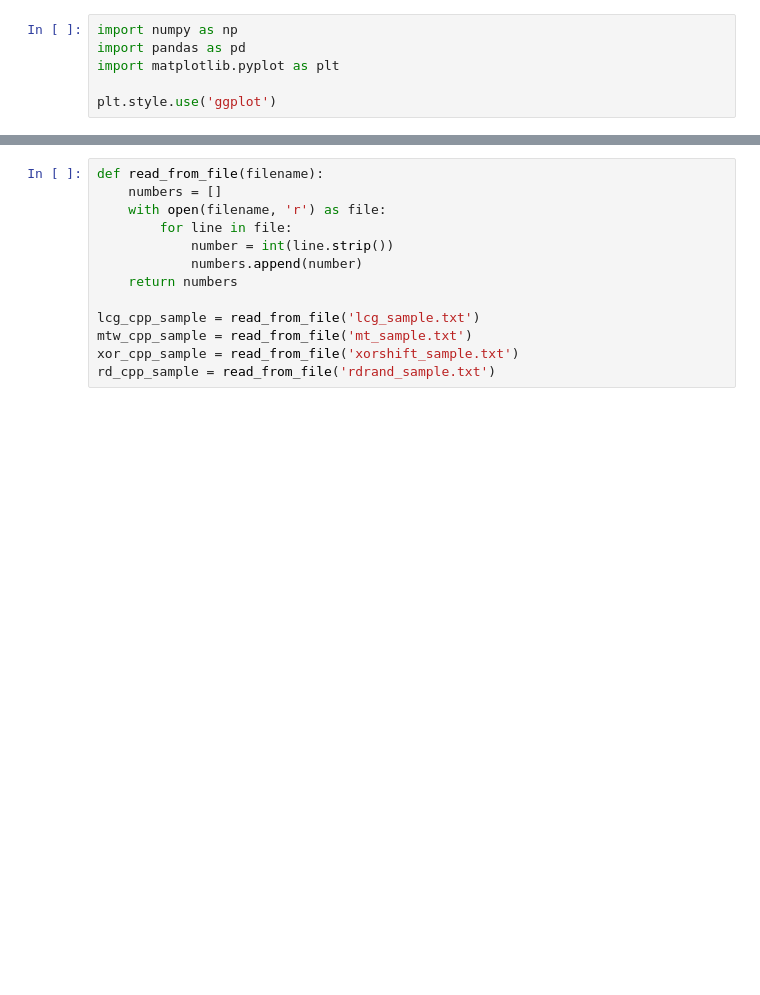
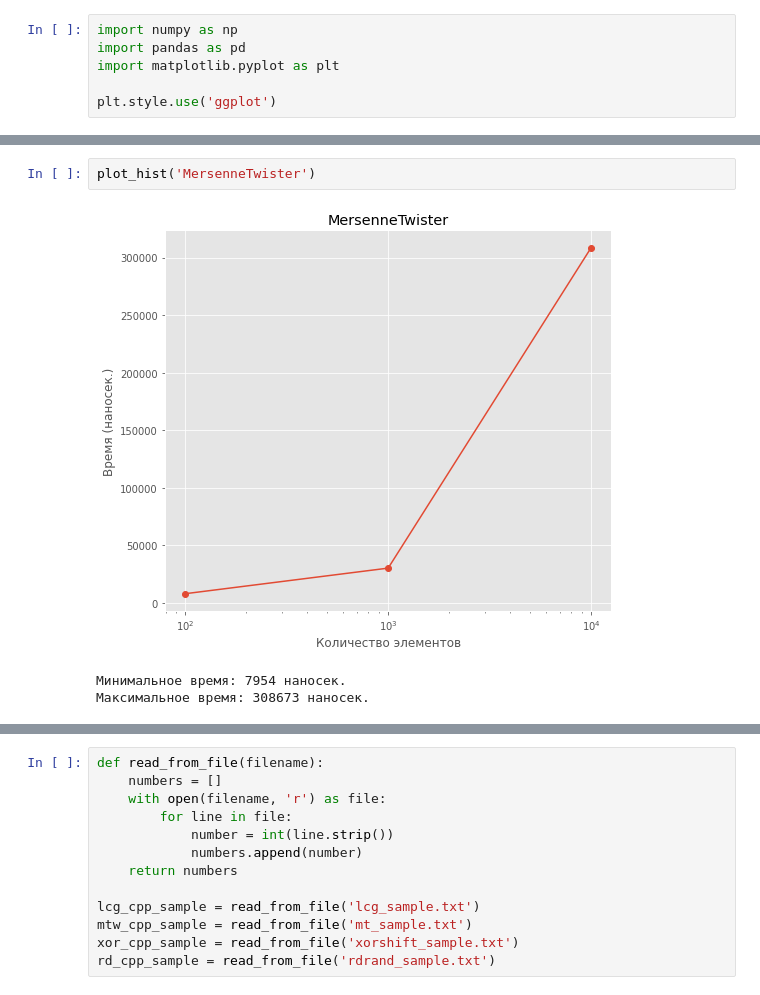
Before and after one commit to h4cktivist/dsa-final, a Jupyter notebook: analysis.ipynb, the cells around one changed output, grey strips where cells are left out. Cells and saved outputs as stored; diff of their text form; blank space fills up the shorter version.

```diff
--- a/analysis.ipynb
+++ b/analysis.ipynb
@@ -98,0 +51,6 @@ print(f"Максимальное время: {max(rd_timing['Time'])} секун
+# %%
+plot_hist('MersenneTwister')
+# %% [output]
+[figure, added]
+Минимальное время: 7954 наносек.
+Максимальное время: 308673 наносек.
```
Also changed, not shown: parts of 15 cells of this notebook, 2 other files.
